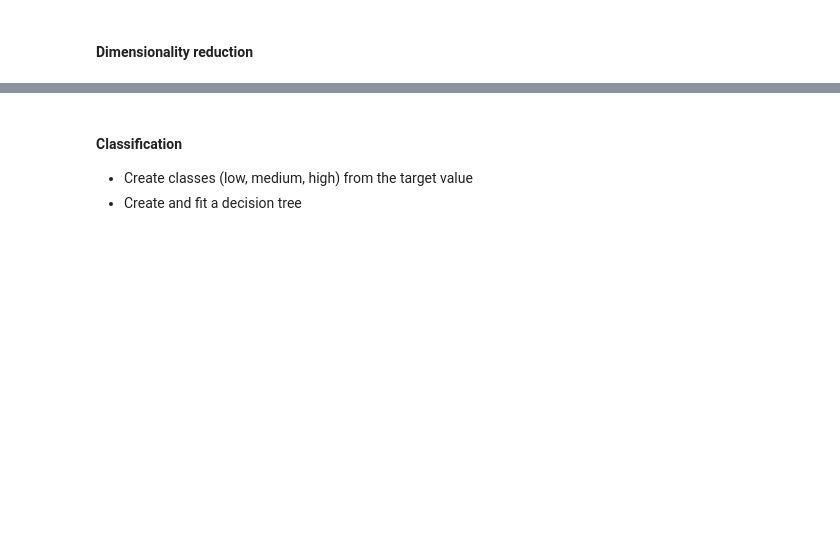
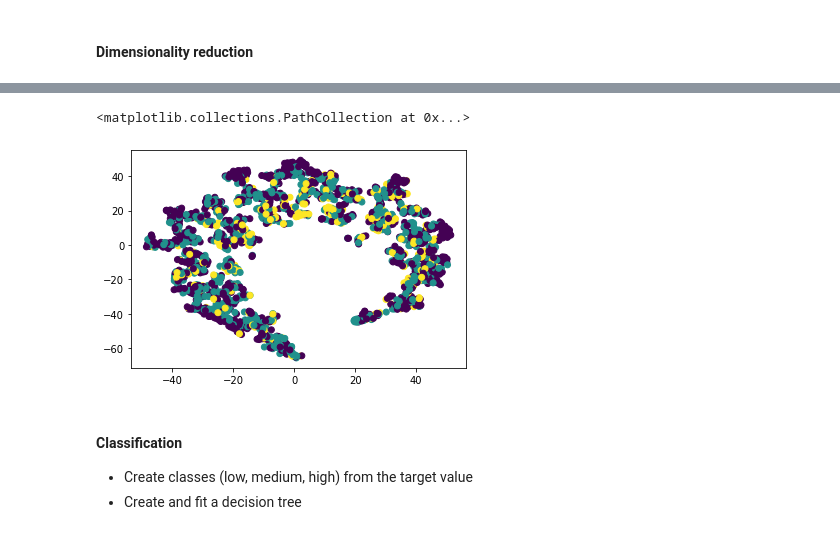
Before and after one commit to w4bo/2022-bbs-dm, a Jupyter notebook: notebooks/03-Housing-MachineLearning.ipynb, the cells around one changed output, grey strips where cells are left out. Drawn from its saved outputs; the diff is of its cells as text; code cells hidden in the pictures; blank space fills up the shorter version.

```diff
--- a/notebooks/03-Housing-MachineLearning.ipynb
+++ b/notebooks/03-Housing-MachineLearning.ipynb
@@ -189,15 +307,18 @@ pd.DataFrame(pca.components_, columns=X_train.columns, index=['PC1', 'PC2'])
 # %%
 from sklearn.manifold import TSNE
 
 tsne = TSNE(n_components=2)
-result = tsne.fit_transform(X_train)
+result = tsne.fit_transform(X_train.head(2000))
 
 plt.scatter(
     x=result[:,0],
     y=result[:,1] ,
-    c=y_train.apply(lambda x: 0 if x == 'low' else (1 if x == 'medium' else 2)),
+    c=y_train.head(2000).apply(lambda x: 0 if x == 'low' else (1 if x == 'medium' else 2)),
     cmap='viridis'
 )
+# %% [output]
+<matplotlib.collections.PathCollection at 0x...>
+[figure, added]
 # %% [markdown]
 #### Classification
 
```
Also changed, not shown: parts of 24 cells of this notebook.
